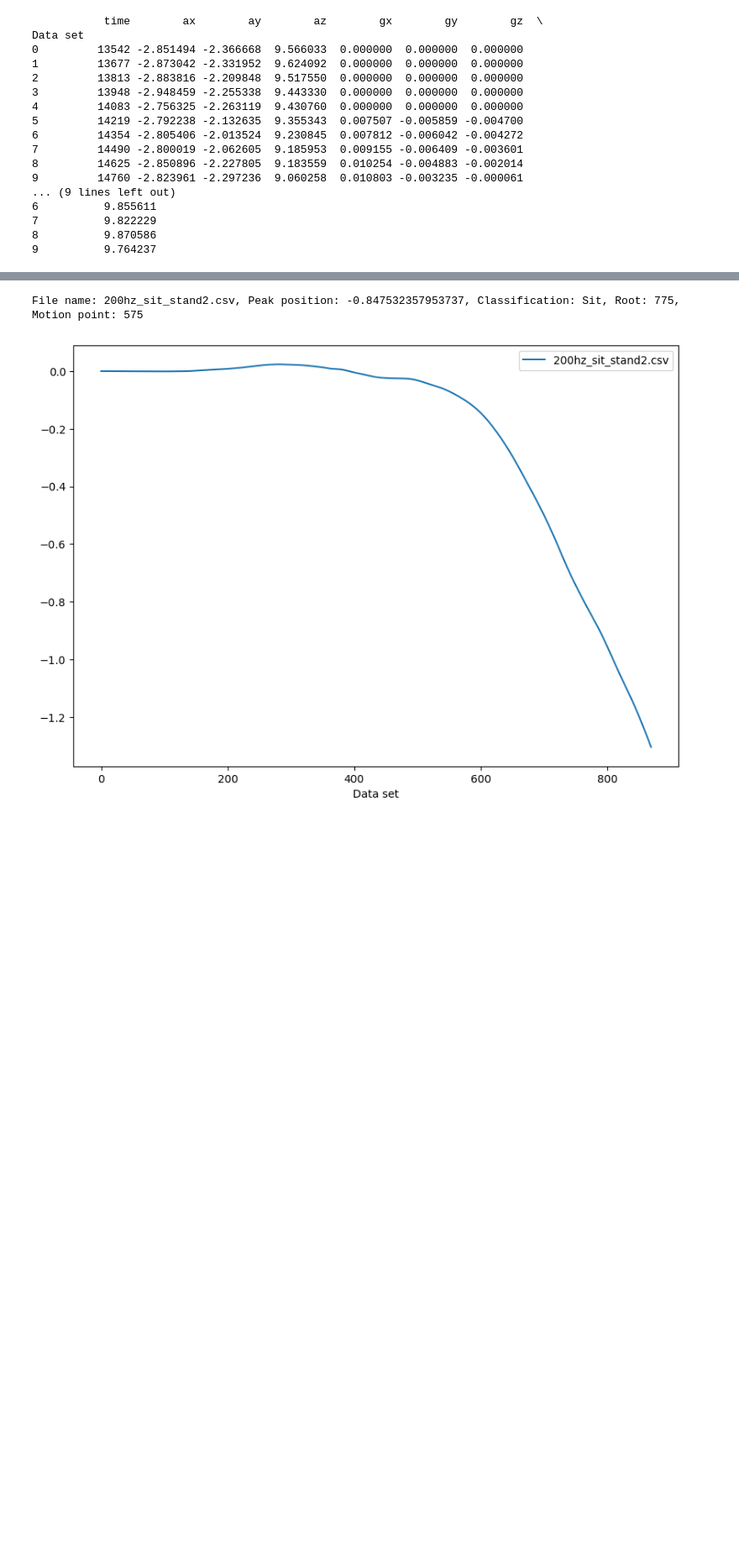
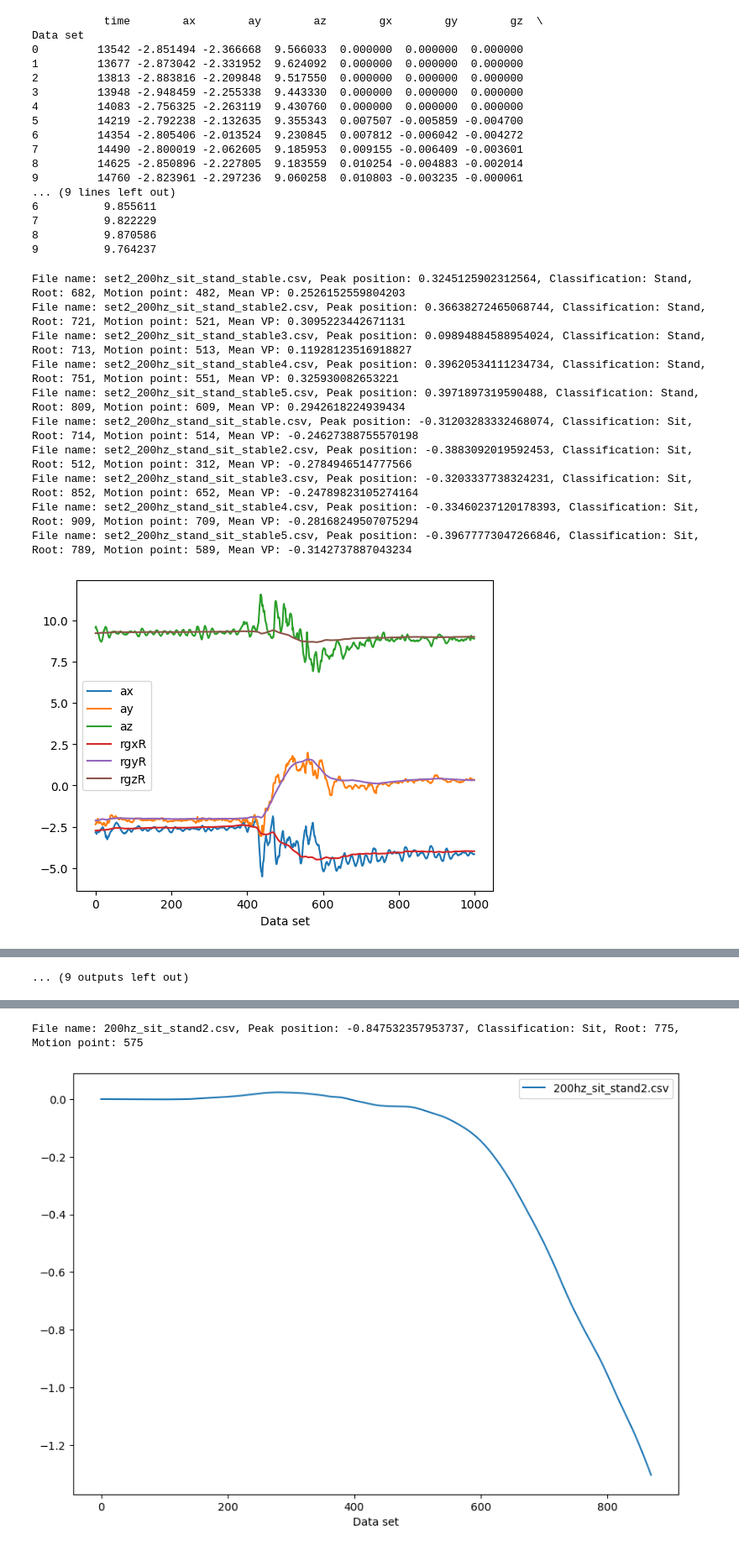
Before and after one commit to jtagrgh/standup-thing, a Jupyter notebook: classification-poc/analysis.ipynb, the cells around one changed output, grey strips where cells are left out. Shown at 84% size. Drawn from its saved outputs; the diff is of its cells as text; code cells hidden in the pictures; blank space fills up the shorter version.

```diff
--- a/classification-poc/analysis.ipynb
+++ b/classification-poc/analysis.ipynb
@@ -124,0 +210,17 @@ def analyze(data, names):
+# %%
+all_data = stand_data_2 + sit_data_2
+all_names = stand_set_2_file_names + sit_set_2_file_names
+
+analyze_using_rotation_approx(all_data, all_names)
+# %% [output]
+File name: set2_200hz_sit_stand_stable.csv, Peak position: 0.3245125902312564, Classification: Stand, Root: 682, Motion point: 482, Mean VP: 0.2526152559804203
+File name: set2_200hz_sit_stand_stable2.csv, Peak position: 0.36638272465068744, Classification: Stand, Root: 721, Motion point: 521, Mean VP: 0.3095223442671131
+File name: set2_200hz_sit_stand_stable3.csv, Peak position: 0.09894884588954024, Classification: Stand, Root: 713, Motion point: 513, Mean VP: 0.11928123516918827
+File name: set2_200hz_sit_stand_stable4.csv, Peak position: 0.39620534111234734, Classification: Stand, Root: 751, Motion point: 551, Mean VP: 0.325930082653221
+File name: set2_200hz_sit_stand_stable5.csv, Peak position: 0.3971897319590488, Classification: Stand, Root: 809, Motion point: 609, Mean VP: 0.2942618224939434
+File name: set2_200hz_stand_sit_stable.csv, Peak position: -0.31203283332468074, Classification: Sit, Root: 714, Motion point: 514, Mean VP: -0.24627388755570198
+File name: set2_200hz_stand_sit_stable2.csv, Peak position: -0.3883092019592453, Classification: Sit, Root: 512, Motion point: 312, Mean VP: -0.2784946514777566
+File name: set2_200hz_stand_sit_stable3.csv, Peak position: -0.3203337738324231, Classification: Sit, Root: 852, Motion point: 652, Mean VP: -0.24789823105274164
+File name: set2_200hz_stand_sit_stable4.csv, Peak position: -0.33460237120178393, Classification: Sit, Root: 909, Motion point: 709, Mean VP: -0.28168249507075294
+File name: set2_200hz_stand_sit_stable5.csv, Peak position: -0.39677773047266846, Classification: Sit, Root: 789, Motion point: 589, Mean VP: -0.3142737887043234
+[figure, added]
@@ -124,0 +237 @@ def analyze(data, names):
+... (9 outputs left out)
```
Also changed, not shown: parts of 5 cells of this notebook, 7 other files.
